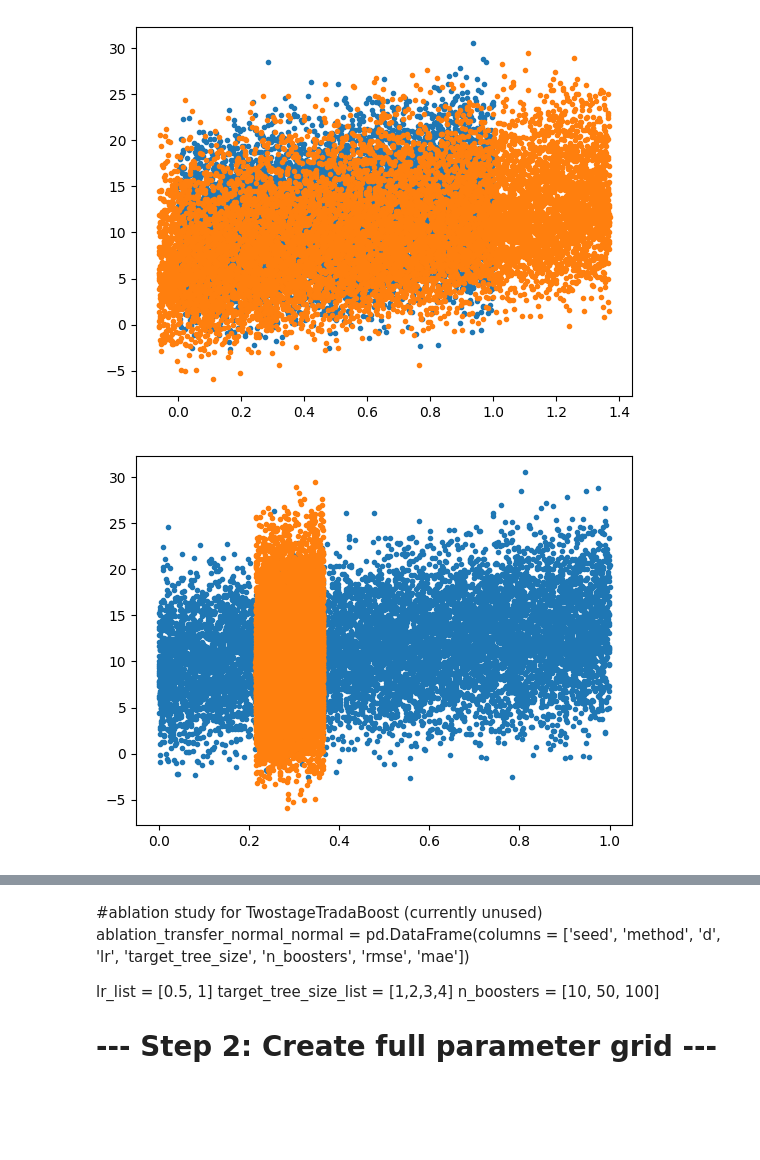
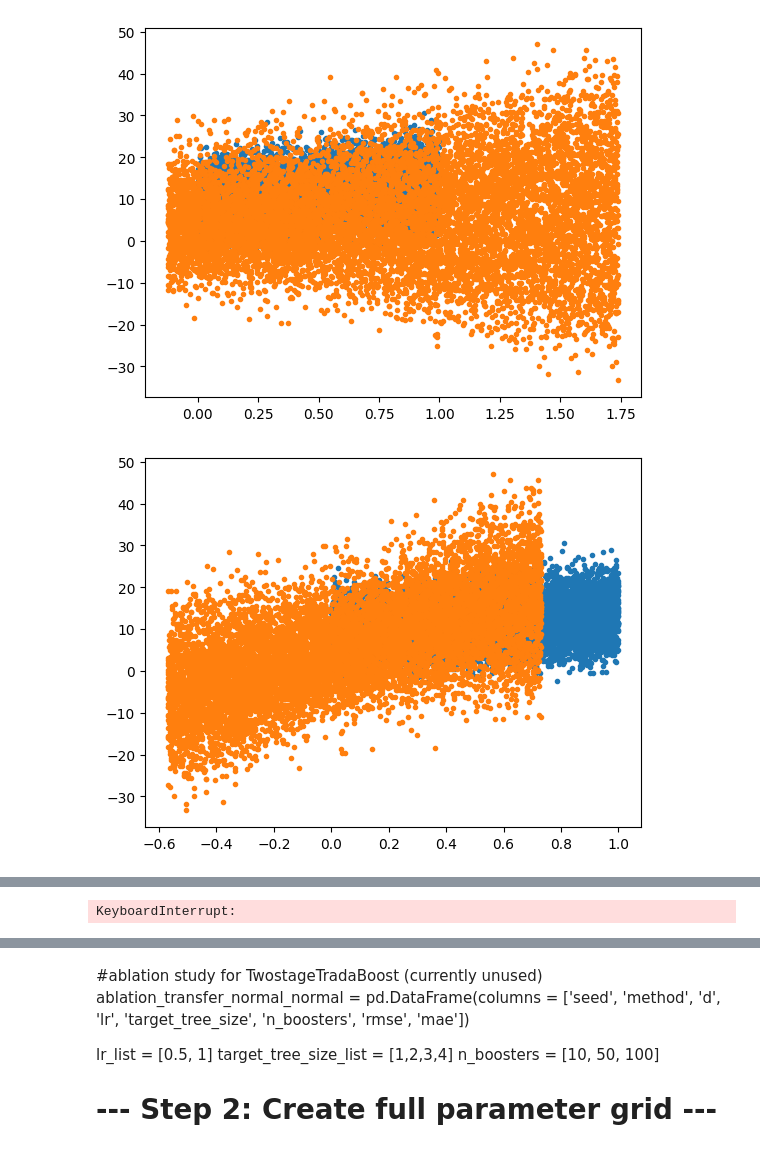
Before and after one commit to DageBjorne/transfertreeboost, a Jupyter notebook: experiments/simulations.ipynb, the cells around one changed output, grey strips where cells are left out. Cells and saved outputs as stored; diff of their text form; code cells hidden in the pictures; blank space fills up the shorter version.

Commit message:
update simulation study + TradaBoostR2

```diff
--- a/experiments/simulations.ipynb
+++ b/experiments/simulations.ipynb
@@ -48,7 +52,7 @@ def slash_noise(n_samples, signal_y, snr=3.0, random_seed = None):
     scaled_noise = raw_noise * np.sqrt(target_noise_var) / noise_std
     return scaled_noise
 # %%
-def friedman1(n_samples, add_noise=False, noise_distribution='slash', n_features=5, random_seed=None):
+def friedman1(n_samples, add_noise=False, noise_distribution='gaussian', n_features=5, random_seed=None):
     if random_seed is not None:
         np.random.seed(random_seed)
 
@@ -84,7 +88,7 @@ def friedman1(n_samples, add_noise=False, noise_distribution='slash', n_features
     return X, y
 
 
-def friedman1_altered(n_samples, add_noise=False, noise_distribution='slash', n_features=5,
+def friedman1_altered(n_samples, add_noise=False, noise_distribution='gaussian', n_features=5,
                       d = 1.0,
                       shift_seed=None, random_seed=None):
 
@@ -92,11 +96,11 @@ def friedman1_altered(n_samples, add_noise=False, noise_distribution='slash', n_
         np.random.seed(random_seed)
 
     #generate distrubance factors
-    a = np.random.normal(1, 0.1*d, size = 4)
+    a = np.random.normal(1, 0.2*d, size = 4)
     a0, a1, a2, a3 = a
-    b = np.random.normal(1, 0.1*d, size = 5)
+    b = np.random.normal(1, 0.2*d, size = 5)
     b0, b1, b2, b3, b4 = b
-    c = np.random.normal(0, 0.05*d, size = 5)
+    c = np.random.normal(0, 0.1*d, size = 5)
     c0, c1, c2, c3, c4 = c
     #
 
@@ -109,7 +113,7 @@ def friedman1_altered(n_samples, add_noise=False, noise_distribution='slash', n_
 
 
     X = np.column_stack((x0, x1, x2, x3, x4))
-    #lable scaling
+    #label scaling
     y = a0*10*np.sin(x0*x1) + a1*20*(x2 - 0.5)**2 + a2*10*x3 + a3*5*x4
 
     if add_noise:
@@ -128,32 +132,32 @@ def friedman1_altered(n_samples, add_noise=False, noise_distribution='slash', n_
 
     return X, y
 
 
 
 #Check that random seed works!
 X, y = friedman1(10000, add_noise = True, noise_distribution = 'gaussian', n_features=10, random_seed = 1)
 X_altered, y_altered= friedman1_altered(n_samples=10000, add_noise = True, noise_distribution = 'gaussian',
                                                    n_features=10, d = 5, shift_seed=1, random_seed = 1)
 
 plt.plot(X[:,0], y, '.')
 plt.plot(X_altered[:,0], y_altered, '.')
 plt.show()
 
 plt.plot(X[:,1], y, '.')
 plt.plot(X_altered[:,1], y_altered, '.')
 plt.show()
 
 plt.plot(X[:,2], y, '.')
 plt.plot(X_altered[:,2], y_altered, '.')
 plt.show()
 
 plt.plot(X[:,3], y, '.')
 plt.plot(X_altered[:,3], y_altered, '.')
 plt.show()
 
 plt.plot(X[:,4], y, '.')
 plt.plot(X_altered[:,4], y_altered, '.')
 plt.show()
 # %% [output]
-[figure, old version]
+[figure, new version]
-[figure, old version]
+[figure, new version]
@@ -163,6 +167,7 @@ plt.show()
 # %%
-#ablation study for transfertreeboost Gaussian errors, with gaussian source domain errors
-ablation_transfer_normal_normal = pd.DataFrame(columns = ['seed', 'd', 'method', 'v', 'source_tree_size', 'target_tree_size', 'k', 'm_0', 'rmse', 'mae'])
+#ablation study for LSTransferTreeBoost with Gaussian errors, with gaussian source domain errors
+ablation_transfer_normal_normal = pd.DataFrame(columns = ['seed', 'target_instances', 'd', 'method', 'v', 'source_tree_size', 'target_tree_size', 'k', 'm_0',
+                                                          'val_rmse', 'val_mae', 'rmse', 'mae'])
 v_list = [0.05, 0.1]
 source_tree_size_list = [1,2]
 target_tree_size_list = [1,2]
@@ -179,32 +184,32 @@ param_grid = list(itertools.product(
     m_0_list
 ))
 
-# --- Step 3: Sample random combinations ---
-random.seed(42)  # FIXED seed for reproducibility across methods
-n_samples = 50   # or whatever budget you choose
-#sampled_configs = random.sample(param_grid, n_samples)
+for seed in seed_list:
+    for target_instances in target_instances_list:
 
-for seed in seed_list:
-
-    X_target_test, y_target_test = friedman1(1000, add_noise = False, noise_distribution = 'gaussian', n_features=10, random_seed=seed) #do NOT add noise to test set!!!!
-    X_target_val, y_target_val = friedman1(1000, add_noise = False, noise_distribution = 'gaussian', n_features=10, random_seed=seed + 10) #do NOT add noise to test set!!!!
-    X_target_train, y_target_train = friedman1(train_size, add_noise = True, noise_distribution = 'gaussian', n_features=10, random_seed=seed) #add noise to train set
-    for d in d_list:
-        X_source_train, y_source_train = friedman1_altered(n_samples=1000, add_noise = True, noise_distribution = 'gaussian',
-                                                        n_features=10, d=d, shift_seed=seed, random_seed = seed) #also add noise to source (only train here)
-        for config in param_grid:
-            v, source_tree_size, target_tree_size, k, m_0 = config
+        X_target_test, y_target_test = friedman1(n_samples=test_size, add_noise = False, noise_distribution = 'gaussian', n_features=10, random_seed=seed) #do NOT add noise to test set!!!!
+        X_target_val, y_target_val = friedman1(n_samples=val_size, add_noise = False, noise_distribution = 'gaussian', n_features=10, random_seed=seed + 10) #do NOT add noise to test set!!!!
+        X_target_train, y_target_train = friedman1(n_samples=target_instances, add_noise = True, noise_distribution = 'gaussian', n_features=10, random_seed=seed) #add noise to train set
+        for d in d_list:
+            X_source_train, y_source_train = friedman1_altered(n_samples=1000, add_noise = True, noise_distribution = 'gaussian',
+                                                            n_features=10, d=d, shift_seed=seed, random_seed = seed) #also add noise to source (only train here)
+            for config in param_grid:
+                v, source_tree_size, target_tree_size, k, m_0 = config
 
 
-            #Test for all methods!!!!
+                #Test for all methods!!!!
 
-            method = f'LSTransferTreeBoost'
-            fiter = LSTransferTreeBoost(epochs=1000, v=v, source_tree_size=source_tree_size,
-                                    target_tree_size=target_tree_size, alpha_0=1.0, k=k, m_0=m_0)
-            fiter.fit(X_target_train, y_target_train, X_source_train, y_source_train, val_x=X_target_val, val_y=y_target_val, early_stopping_rounds=8, show_curves=False)
-            rmse = fiter.evaluate(X_target_test, y_target_test, metric = 'rmse')
-            mae = fiter.evaluate(X_target_test, y_target_test, metric = 'mae')
-            ablation_transfer_normal_normal.loc[len(ablation_transfer_normal_normal)] = [seed, d, method, v, source_tree_size, target_tree_size, k, m_0, rmse, mae]
-            ablation_transfer_normal_normal.to_csv(f'results/LSTransferTreeBoost_ablation_{train_size}.csv')
+                method = f'LSTransferTreeBoost'
+                fiter = LSTransferTreeBoost(epochs=1000, v=v, source_tree_size=source_tree_size,
+                                        target_tree_size=target_tree_size, k=k, m_0=m_0)
+                fiter.fit(X_target_train, y_target_train, X_source_train, y_source_train, val_x=X_target_val, val_y=y_target_val, early_stopping_rounds=8, show_curves=False)
+                rmse = fiter.evaluate(X_target_test, y_target_test, metric = 'rmse')
+                val_rmse = fiter.evaluate(X_target_val, y_target_val, metric = 'rmse')
+                mae = fiter.evaluate(X_target_test, y_target_test, metric = 'mae')
+                val_mae = fiter.evaluate(X_target_val, y_target_val, metric = 'mae')
+                ablation_transfer_normal_normal.loc[len(ablation_transfer_normal_normal)] = [seed, target_instances, d, method, v, source_tree_size, target_tree_size, k, m_0, val_rmse, val_mae, rmse, mae]
+                ablation_transfer_normal_normal.to_csv(f'results/LSTransferTreeBoost_ablation_friedman.csv')
+# %% [output]
+KeyboardInterrupt:
 # %%
 #ablation study for transfertreeboost Gaussian errors, with gaussian source domain errors
```
Also changed, not shown: parts of 5 cells of this notebook, 1 other file.
